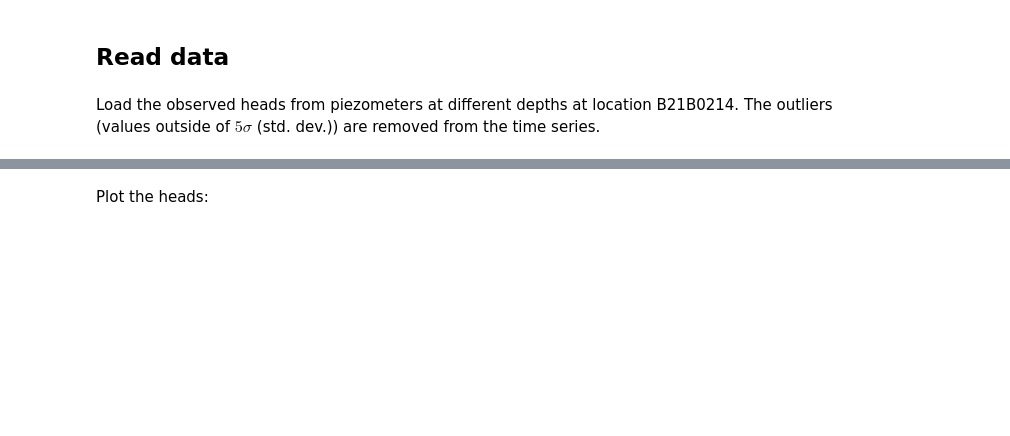
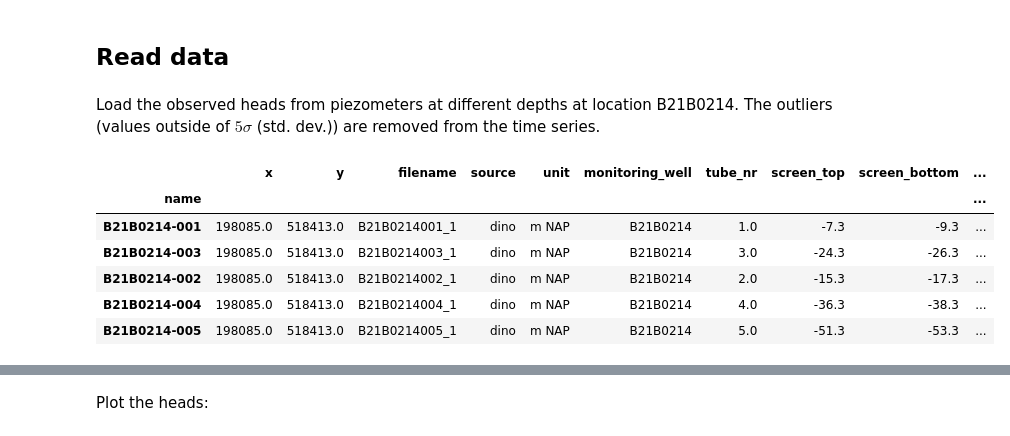
Before and after one commit to pastas/metran, a Jupyter notebook: examples/pastas_metran_example.ipynb, the cells around one changed output, grey strips where cells are left out. Cells and saved outputs as stored; diff of their text form; code cells hidden in the pictures; blank space fills up the shorter version.

```diff
--- a/examples/pastas_metran_example.ipynb
+++ b/examples/pastas_metran_example.ipynb
@@ -30,2 +34,12 @@ Load the observed heads from piezometers at different depths at location B21B021
+# %%
+oc
+# %% [output]
+|  | x | y | filename | source | unit | monitoring_well | tube_nr | screen_top | screen_bottom | ... |
+| name |  |  |  |  |  |  |  |  |  | ... |
+| B21B0214-001 | 198085.0 | 518413.0 | B21B0214001_1 | dino | m NAP | B21B0214 | 1.0 | -7.3 | -9.3 | ... |
+| B21B0214-003 | 198085.0 | 518413.0 | B21B0214003_1 | dino | m NAP | B21B0214 | 3.0 | -24.3 | -26.3 | ... |
+| B21B0214-002 | 198085.0 | 518413.0 | B21B0214002_1 | dino | m NAP | B21B0214 | 2.0 | -15.3 | -17.3 | ... |
+| B21B0214-004 | 198085.0 | 518413.0 | B21B0214004_1 | dino | m NAP | B21B0214 | 4.0 | -36.3 | -38.3 | ... |
+| B21B0214-005 | 198085.0 | 518413.0 | B21B0214005_1 | dino | m NAP | B21B0214 | 5.0 | -51.3 | -53.3 | ... |
 # %%
 oseries = {}
```
Also changed, not shown: parts of 10 cells of this notebook, 2 other files.
